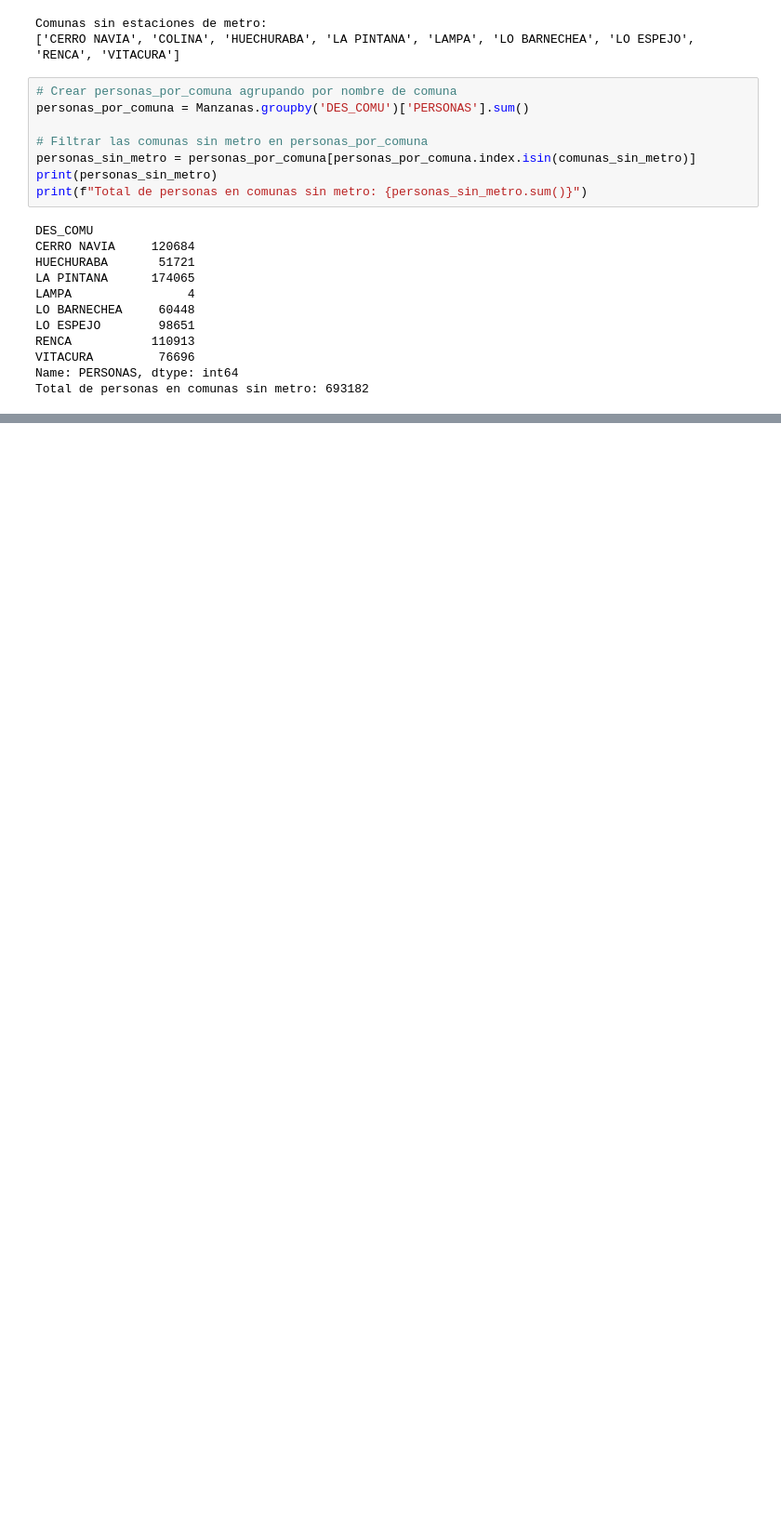
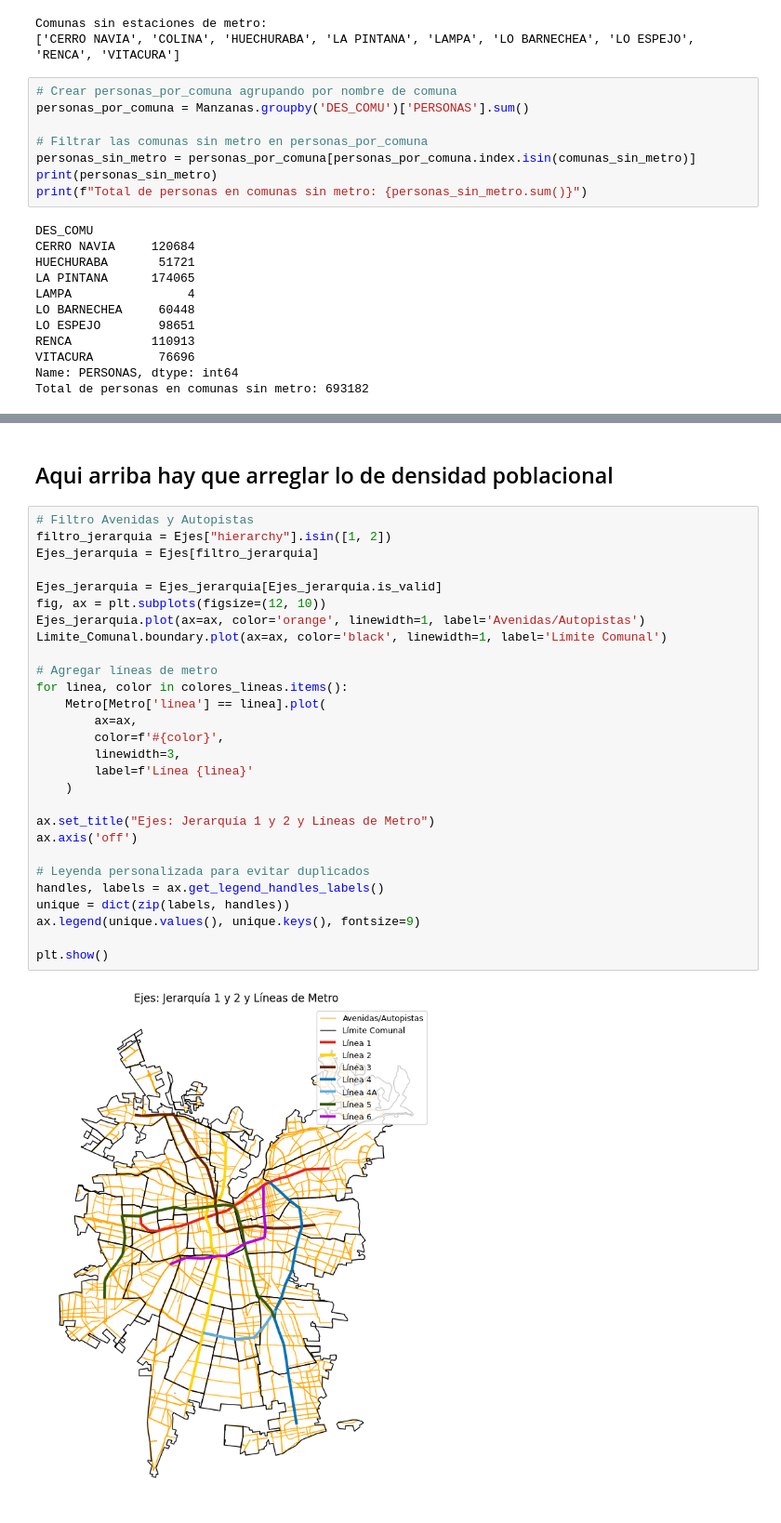
Before and after one commit to fchiapped/Proyecto-Geoespaciales, a Jupyter notebook: Proyecto.ipynb, the cells around one changed output, grey strips where cells are left out. Shown at 93% size. Cells and saved outputs as stored; diff of their text form; blank space fills up the shorter version.

```diff
--- a/Proyecto.ipynb
+++ b/Proyecto.ipynb
@@ -151,0 +292,32 @@ Total de personas en comunas sin metro: 693182
+# %% [markdown]
+## Aqui arriba hay que arreglar lo de densidad poblacional
+# %%
+# Filtro Avenidas y Autopistas
+filtro_jerarquia = Ejes["hierarchy"].isin([1, 2])
+Ejes_jerarquia = Ejes[filtro_jerarquia]
+
+Ejes_jerarquia = Ejes_jerarquia[Ejes_jerarquia.is_valid]
+fig, ax = plt.subplots(figsize=(12, 10))
+Ejes_jerarquia.plot(ax=ax, color='orange', linewidth=1, label='Avenidas/Autopistas')
+Limite_Comunal.boundary.plot(ax=ax, color='black', linewidth=1, label='Límite Comunal')
+
+# Agregar líneas de metro
+for linea, color in colores_lineas.items():
+    Metro[Metro['linea'] == linea].plot(
+        ax=ax,
+        color=f'#{color}',
+        linewidth=3,
+        label=f'Línea {linea}'
+    )
+
+ax.set_title("Ejes: Jerarquía 1 y 2 y Líneas de Metro")
+ax.axis('off')
+
+# Leyenda personalizada para evitar duplicados
+handles, labels = ax.get_legend_handles_labels()
+unique = dict(zip(labels, handles))
+ax.legend(unique.values(), unique.keys(), fontsize=9)
+
+plt.show()
+# %% [output]
+[figure, added]
```
Also changed, not shown: parts of 8 cells of this notebook.
